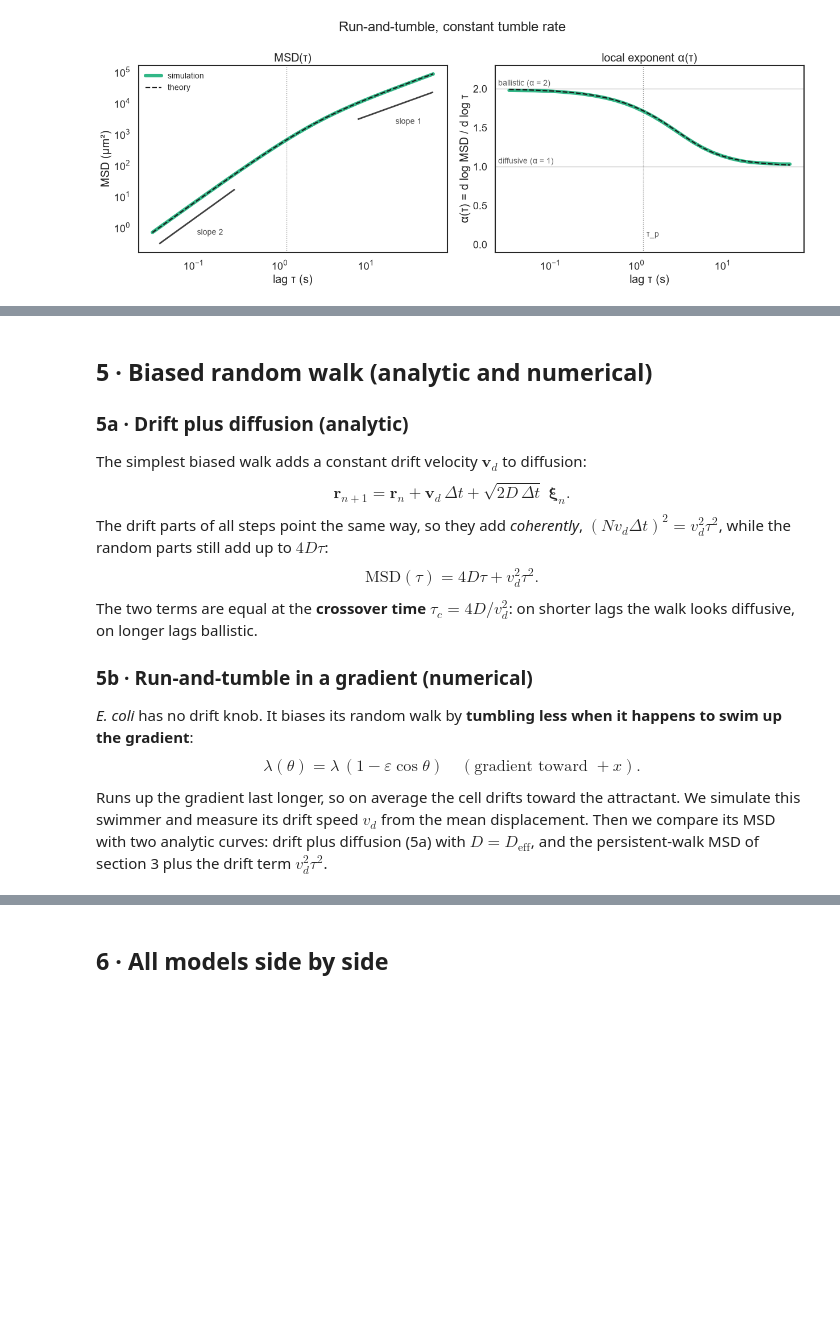
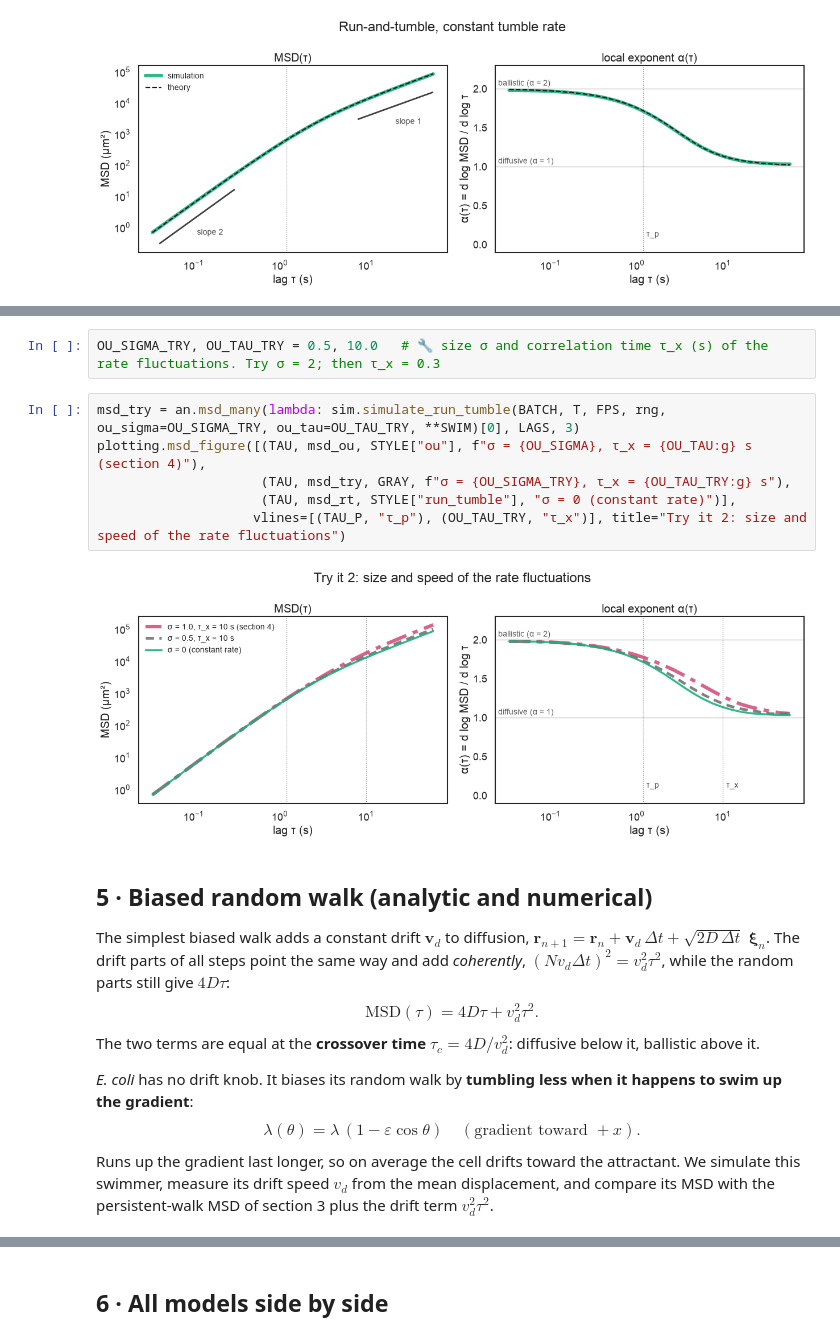
Before and after one commit to emonetlab/random_walk, a Jupyter notebook: notebooks/NB2_msd.ipynb, the cells around one changed output, grey strips where cells are left out. Drawn from its saved outputs; the diff is of its cells as text; blank space fills up the shorter version.

```diff
--- a/notebooks/NB2_msd.ipynb
+++ b/notebooks/NB2_msd.ipynb
@@ -209,17 +200,23 @@ plotting.msd_figure([(TAU, msd_ou, STYLE["ou"], f"σ = {OU_SIGMA}"), (TAU, msd_t
+# %%
+OU_SIGMA_TRY, OU_TAU_TRY = 0.5, 10.0   # 🔧 size σ and correlation time τ_x (s) of the rate fluctuations. Try σ = 2; then τ_x = 0.3
+# %%
+msd_try = an.msd_many(lambda: sim.simulate_run_tumble(BATCH, T, FPS, rng, ou_sigma=OU_SIGMA_TRY, ou_tau=OU_TAU_TRY, **SWIM)[0], LAGS, 3)
+plotting.msd_figure([(TAU, msd_ou, STYLE["ou"], f"σ = {OU_SIGMA}, τ_x = {OU_TAU:g} s (section 4)"),
+                     (TAU, msd_try, GRAY, f"σ = {OU_SIGMA_TRY}, τ_x = {OU_TAU_TRY:g} s"),
+                     (TAU, msd_rt, STYLE["run_tumble"], "σ = 0 (constant rate)")],
+                    vlines=[(TAU_P, "τ_p"), (OU_TAU_TRY, "τ_x")], title="Try it 2: size and speed of the rate fluctuations")
+# %% [output]
+[figure, added]
 # %% [markdown]
 ## 5 · Biased random walk (analytic and numerical)
 
-### 5a · Drift plus diffusion (analytic)
-The simplest biased walk adds a constant drift velocity $\mathbf v_d$ to diffusion:
-$$\mathbf r_{n+1}=\mathbf r_n+\mathbf v_d\,\Delta t+\sqrt{2D\,\Delta t}\;\boldsymbol\xi_n .$$
-The drift parts of all steps point the same way, so they add *coherently*, $(Nv_d\Delta t)^2=v_d^2\tau^2$, while the random parts still add up to $4D\tau$:
+The simplest biased walk adds a constant drift $\mathbf v_d$ to diffusion, $\mathbf r_{n+1}=\mathbf r_n+\mathbf v_d\,\Delta t+\sqrt{2D\,\Delta t}\;\boldsymbol\xi_n$. The drift parts of all steps point the same way and add *coherently*, $(Nv_d\Delta t)^2=v_d^2\tau^2$, while the random parts still give $4D\tau$:
 $$\boxed{\mathrm{MSD}(\tau)=4D\tau+v_d^2\tau^2}.$$
-The two terms are equal at the **crossover time** $\tau_c=4D/v_d^2$: on shorter lags the walk looks diffusive, on longer lags ballistic.
+The two terms are equal at the **crossover time** $\tau_c=4D/v_d^2$: diffusive below it, ballistic above it.
 
-### 5b · Run-and-tumble in a gradient (numerical)
 *E. coli* has no drift knob. It biases its random walk by **tumbling less when it happens to swim up the gradient**:
 $$\lambda(\theta)=\lambda\,(1-\varepsilon\cos\theta)\quad(\text{gradient toward }+x).$$
-Runs up the gradient last longer, so on average the cell drifts toward the attractant. We simulate this swimmer and measure its drift speed $v_d$ from the mean displacement. Then we compare its MSD with two analytic curves: drift plus diffusion (5a) with $D=D_\text{eff}$, and the persistent-walk MSD of section 3 plus the drift term $v_d^2\tau^2$.
+Runs up the gradient last longer, so on average the cell drifts toward the attractant. We simulate this swimmer, measure its drift speed $v_d$ from the mean displacement, and compare its MSD with the persistent-walk MSD of section 3 plus the drift term $v_d^2\tau^2$.
 # %%
 sim_g = lambda: sim.simulate_run_tumble(BATCH, T, FPS, rng, gradient=GRADIENT, **SWIM)[0]
 tracks_g = sim_g()
```
Also changed, not shown: parts of 25 cells of this notebook.
